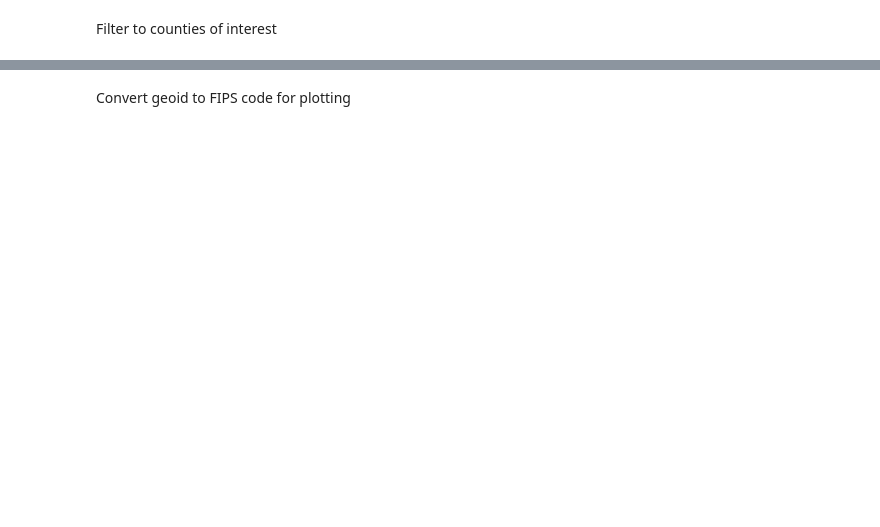
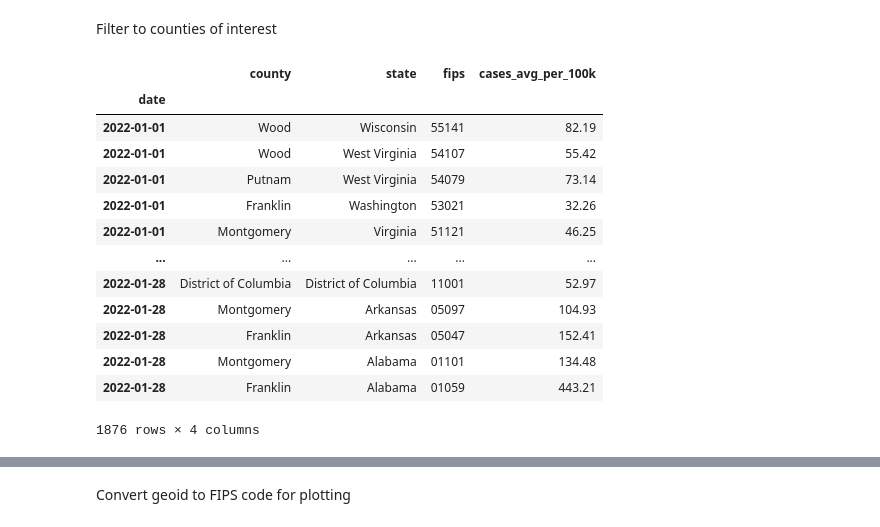
Before and after one commit to discdiver/covid-cities, a Jupyter notebook: prepare.ipynb, the cells around one changed output, grey strips where cells are left out. Drawn from its saved outputs; the diff is of its cells as text; code cells hidden in the pictures; blank space fills up the shorter version.

```diff
--- a/prepare.ipynb
+++ b/prepare.ipynb
@@ -54,0 +80,21 @@ Filter to counties of interest
+# %%
+
+cols = ['county', 'state', 'fips', 'cases_avg_per_100k']
+
+df_2022_smaller = df_2022.loc[df_2022['county'].isin(counties), cols]
+df_2022_smaller
+# %% [output]
+|  | county | state | fips | cases_avg_per_100k |
+| date |  |  |  |  |
+| 2022-01-01 | Wood | Wisconsin | 55141 | 82.19 |
+| 2022-01-01 | Wood | West Virginia | 54107 | 55.42 |
+| 2022-01-01 | Putnam | West Virginia | 54079 | 73.14 |
+| 2022-01-01 | Franklin | Washington | 53021 | 32.26 |
+| 2022-01-01 | Montgomery | Virginia | 51121 | 46.25 |
+| ... | ... | ... | ... | ... |
+| 2022-01-28 | District of Columbia | District of Columbia | 11001 | 52.97 |
+| 2022-01-28 | Montgomery | Arkansas | 05097 | 104.93 |
+| 2022-01-28 | Franklin | Arkansas | 05047 | 152.41 |
+| 2022-01-28 | Montgomery | Alabama | 01101 | 134.48 |
+| 2022-01-28 | Franklin | Alabama | 01059 | 443.21 |
+1876 rows × 4 columns
```
Also changed, not shown: parts of 14 cells of this notebook.
